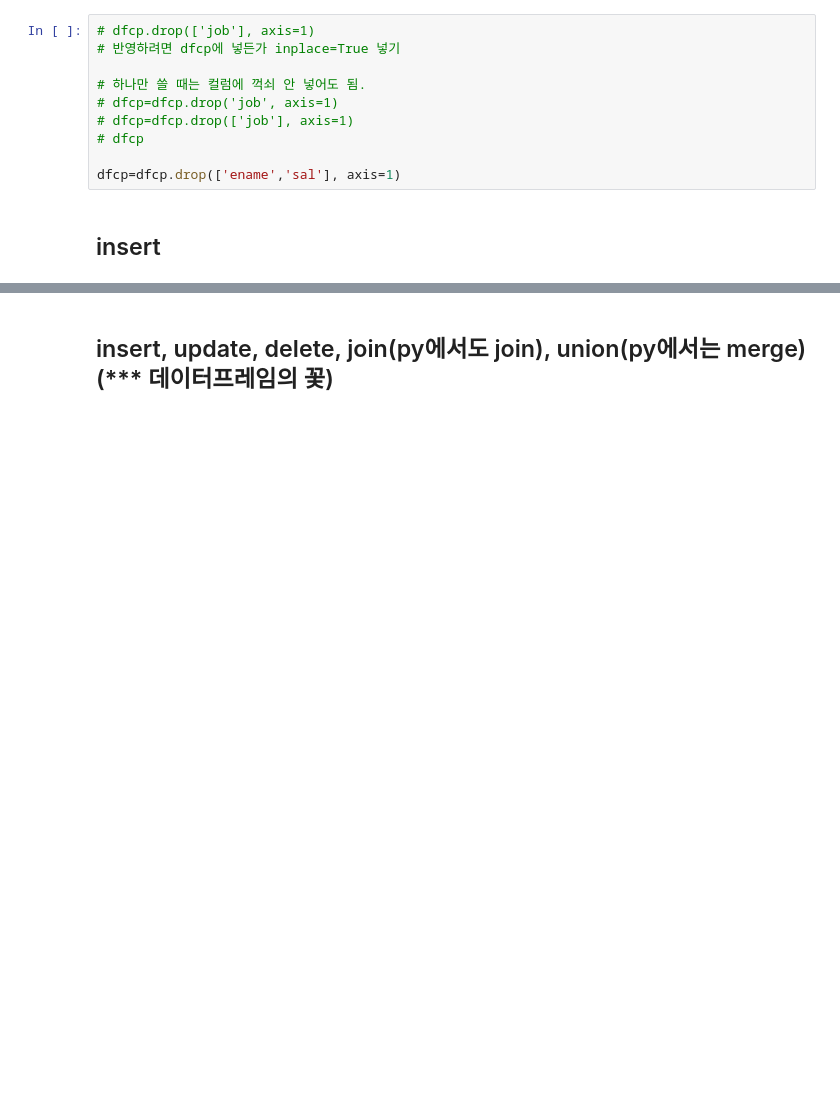
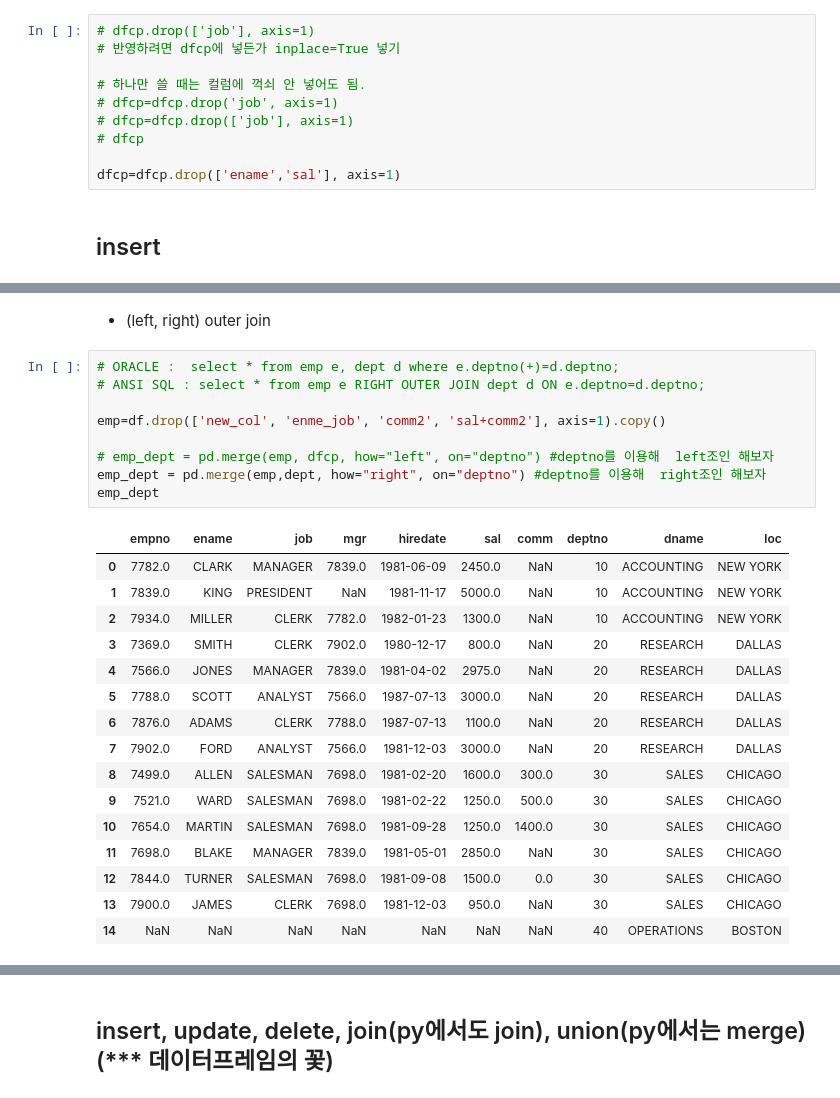
Before and after one commit to ssawwqdf/Python_lecture, a Jupyter notebook: lec13_emp.ipynb, the cells around one changed output, grey strips where cells are left out. Cells and saved outputs as stored; diff of their text form; blank space fills up the shorter version.

```diff
--- a/lec13_emp.ipynb
+++ b/lec13_emp.ipynb
@@ -563,0 +1054,28 @@ dfcp=dfcp.drop(['ename','sal'], axis=1)
+# %% [markdown]
+* (left, right) outer join
+# %%
+# ORACLE :  select * from emp e, dept d where e.deptno(+)=d.deptno;
+# ANSI SQL : select * from emp e RIGHT OUTER JOIN dept d ON e.deptno=d.deptno;
+
+emp=df.drop(['new_col', 'enme_job', 'comm2', 'sal+comm2'], axis=1).copy()
+
+# emp_dept = pd.merge(emp, dfcp, how="left", on="deptno") #deptno를 이용해  left조인 해보자
+emp_dept = pd.merge(emp,dept, how="right", on="deptno") #deptno를 이용해  right조인 해보자
+emp_dept
+# %% [output]
+|  | empno | ename | job | mgr | hiredate | sal | comm | deptno | dname | loc |
+| 0 | 7782.0 | CLARK | MANAGER | 7839.0 | 1981-06-09 | 2450.0 | NaN | 10 | ACCOUNTING | NEW YORK |
+| 1 | 7839.0 | KING | PRESIDENT | NaN | 1981-11-17 | 5000.0 | NaN | 10 | ACCOUNTING | NEW YORK |
+| 2 | 7934.0 | MILLER | CLERK | 7782.0 | 1982-01-23 | 1300.0 | NaN | 10 | ACCOUNTING | NEW YORK |
+| 3 | 7369.0 | SMITH | CLERK | 7902.0 | 1980-12-17 | 800.0 | NaN | 20 | RESEARCH | DALLAS |
+| 4 | 7566.0 | JONES | MANAGER | 7839.0 | 1981-04-02 | 2975.0 | NaN | 20 | RESEARCH | DALLAS |
+| 5 | 7788.0 | SCOTT | ANALYST | 7566.0 | 1987-07-13 | 3000.0 | NaN | 20 | RESEARCH | DALLAS |
+| 6 | 7876.0 | ADAMS | CLERK | 7788.0 | 1987-07-13 | 1100.0 | NaN | 20 | RESEARCH | DALLAS |
+| 7 | 7902.0 | FORD | ANALYST | 7566.0 | 1981-12-03 | 3000.0 | NaN | 20 | RESEARCH | DALLAS |
+| 8 | 7499.0 | ALLEN | SALESMAN | 7698.0 | 1981-02-20 | 1600.0 | 300.0 | 30 | SALES | CHICAGO |
+| 9 | 7521.0 | WARD | SALESMAN | 7698.0 | 1981-02-22 | 1250.0 | 500.0 | 30 | SALES | CHICAGO |
+| 10 | 7654.0 | MARTIN | SALESMAN | 7698.0 | 1981-09-28 | 1250.0 | 1400.0 | 30 | SALES | CHICAGO |
+| 11 | 7698.0 | BLAKE | MANAGER | 7839.0 | 1981-05-01 | 2850.0 | NaN | 30 | SALES | CHICAGO |
+| 12 | 7844.0 | TURNER | SALESMAN | 7698.0 | 1981-09-08 | 1500.0 | 0.0 | 30 | SALES | CHICAGO |
+| 13 | 7900.0 | JAMES | CLERK | 7698.0 | 1981-12-03 | 950.0 | NaN | 30 | SALES | CHICAGO |
+| 14 | NaN | NaN | NaN | NaN | NaN | NaN | NaN | 40 | OPERATIONS | BOSTON |
```
Also changed, not shown: parts of 72 cells of this notebook, 4 other files.
